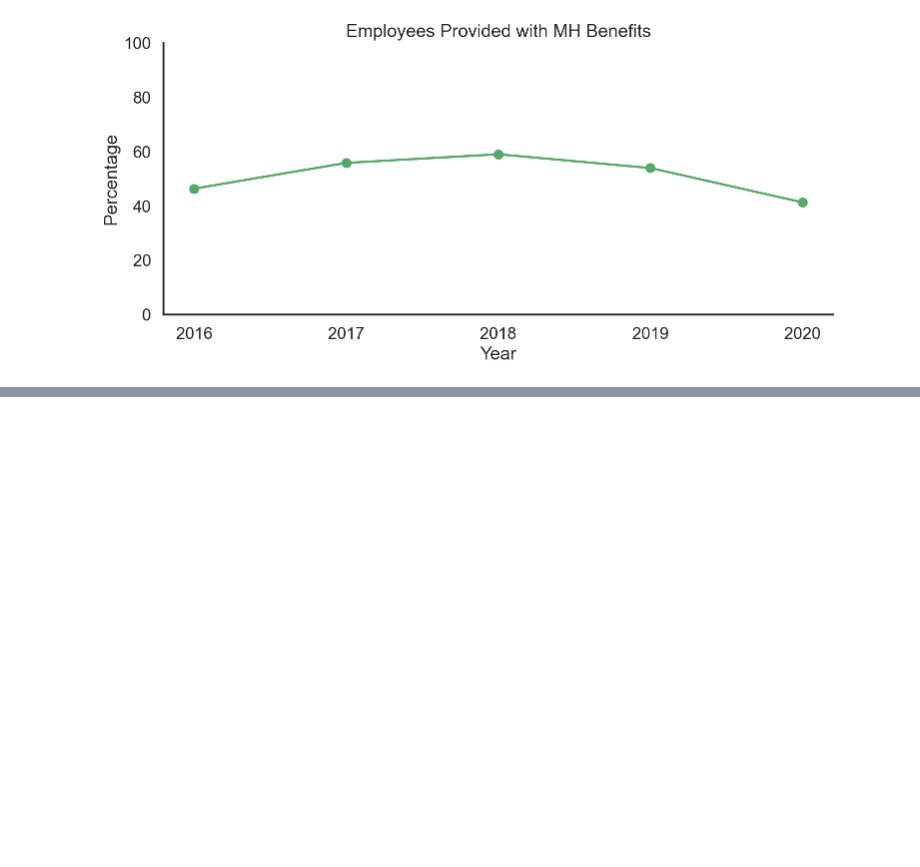
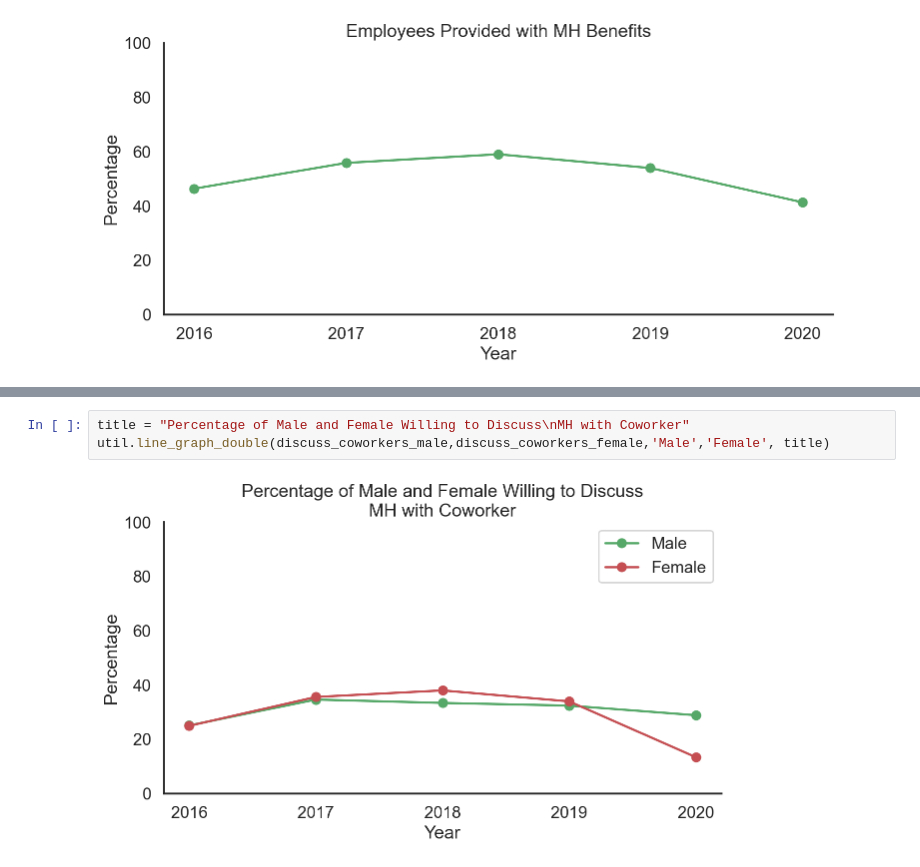
Before and after one commit to AndrewKahr/ECE143FinalProject, a Jupyter notebook: ECE143 Project merged.ipynb, the cells around one changed output, grey strips where cells are left out. Drawn from its saved outputs; the diff is of its cells as text; blank space fills up the shorter version.

```diff
--- a/ECE143 Project merged.ipynb
+++ b/ECE143 Project merged.ipynb
@@ -76,0 +96,5 @@ Text(0.5, 1.0, 'Employees Provided with MH Benefits')
+# %%
+title = "Percentage of Male and Female Willing to Discuss\nMH with Coworker"
+util.line_graph_double(discuss_coworkers_male,discuss_coworkers_female,'Male','Female', title)
+# %% [output]
+[figure, added]
```
Also changed, not shown: parts of 3 cells of this notebook, 1 other file.
